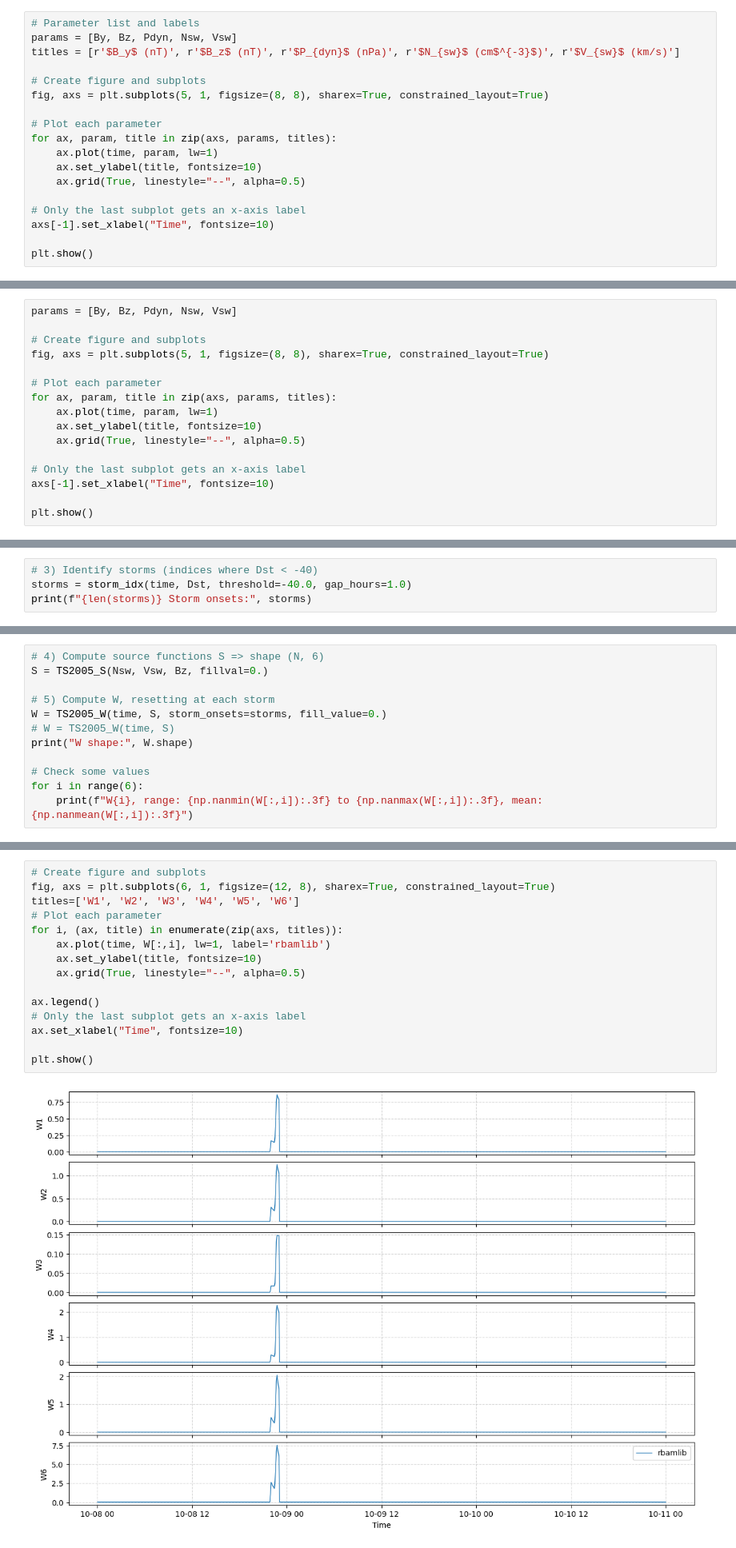
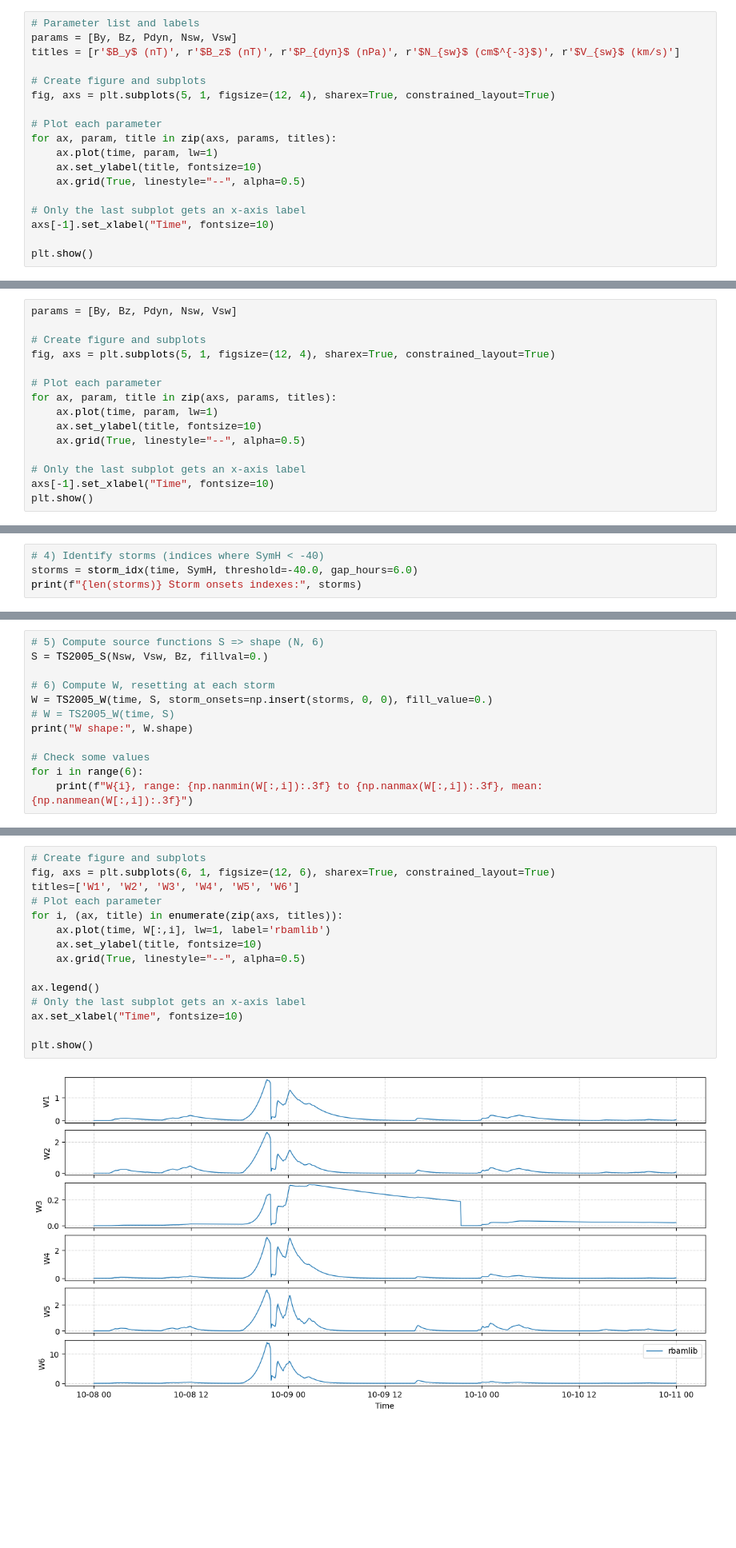
Before and after one commit to radiation-belts/rbamlib-examples, a Jupyter notebook: models/mag/TS05_W.ipynb, the cells around one changed output, grey strips where cells are left out. Shown at 80% size. Cells and saved outputs as stored; diff of their text form; blank space fills up the shorter version.

```diff
--- a/models/mag/TS05_W.ipynb
+++ b/models/mag/TS05_W.ipynb
@@ -31,7 +23,7 @@ params = [By, Bz, Pdyn, Nsw, Vsw]
 titles = [r'$B_y$ (nT)', r'$B_z$ (nT)', r'$P_{dyn}$ (nPa)', r'$N_{sw}$ (cm$^{-3}$)', r'$V_{sw}$ (km/s)']
 
 # Create figure and subplots
-fig, axs = plt.subplots(5, 1, figsize=(8, 8), sharex=True, constrained_layout=True)
+fig, axs = plt.subplots(5, 1, figsize=(12, 4), sharex=True, constrained_layout=True)
 
 # Plot each parameter
 for ax, param, title in zip(axs, params, titles):
@@ -56,7 +48,7 @@ Vsw = fixfill(time, Vsw, fillval = 99999.9, method='interp')
 params = [By, Bz, Pdyn, Nsw, Vsw]
 
 # Create figure and subplots
-fig, axs = plt.subplots(5, 1, figsize=(8, 8), sharex=True, constrained_layout=True)
+fig, axs = plt.subplots(5, 1, figsize=(12, 4), sharex=True, constrained_layout=True)
 
 # Plot each parameter
 for ax, param, title in zip(axs, params, titles):
@@ -66,6 +58,5 @@ for ax, param, title in zip(axs, params, titles):
 
 # Only the last subplot gets an x-axis label
 axs[-1].set_xlabel("Time", fontsize=10)
-
 plt.show()
 # %% [output]
@@ -73,5 +64,5 @@ plt.show()
 # %%
-# 3) Identify storms (indices where Dst < -40)
-storms = storm_idx(time, Dst, threshold=-40.0, gap_hours=1.0)
-print(f"{len(storms)} Storm onsets:", storms)
+# 4) Identify storms (indices where SymH < -40)
+storms = storm_idx(time, SymH, threshold=-40.0, gap_hours=6.0)
+print(f"{len(storms)} Storm onsets indexes:", storms)
 # %% [output]
@@ -79,9 +79,9 @@ print(f"{len(storms)} Storm onsets:", storms)
 # %%
-# 4) Compute source functions S => shape (N, 6)
+# 5) Compute source functions S => shape (N, 6)
 S = TS2005_S(Nsw, Vsw, Bz, fillval=0.)
 
-# 5) Compute W, resetting at each storm
-W = TS2005_W(time, S, storm_onsets=storms, fill_value=0.)
+# 6) Compute W, resetting at each storm
+W = TS2005_W(time, S, storm_onsets=np.insert(storms, 0, 0), fill_value=0.)
 # W = TS2005_W(time, S)
 print("W shape:", W.shape)
 
@@ -99,17 +99,17 @@ W5, range: 0.000 to 7.505, mean: 0.064
 # %%
 # Create figure and subplots
-fig, axs = plt.subplots(6, 1, figsize=(12, 8), sharex=True, constrained_layout=True)
+fig, axs = plt.subplots(6, 1, figsize=(12, 6), sharex=True, constrained_layout=True)
 titles=['W1', 'W2', 'W3', 'W4', 'W5', 'W6']
 # Plot each parameter
 for i, (ax, title) in enumerate(zip(axs, titles)):
     ax.plot(time, W[:,i], lw=1, label='rbamlib')
     ax.set_ylabel(title, fontsize=10)
     ax.grid(True, linestyle="--", alpha=0.5)
 
 ax.legend()
 # Only the last subplot gets an x-axis label
 ax.set_xlabel("Time", fontsize=10)
 
 plt.show()
 # %% [output]
-[figure, old version]
+[figure, new version]
```
Also changed, not shown: parts of 10 cells of this notebook, 1 other file.
